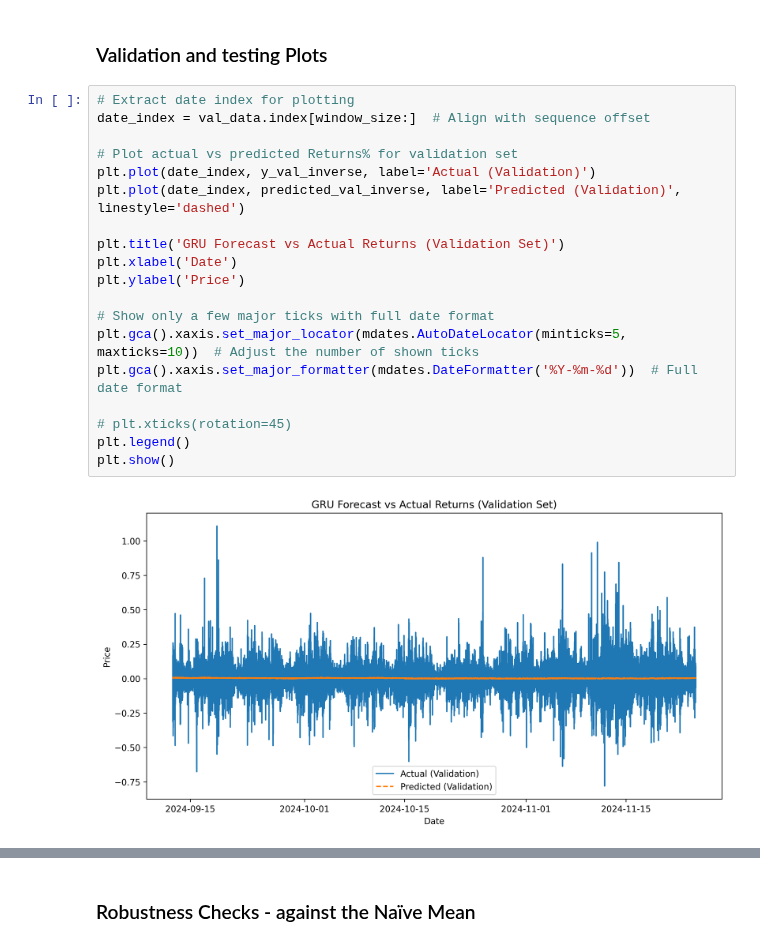
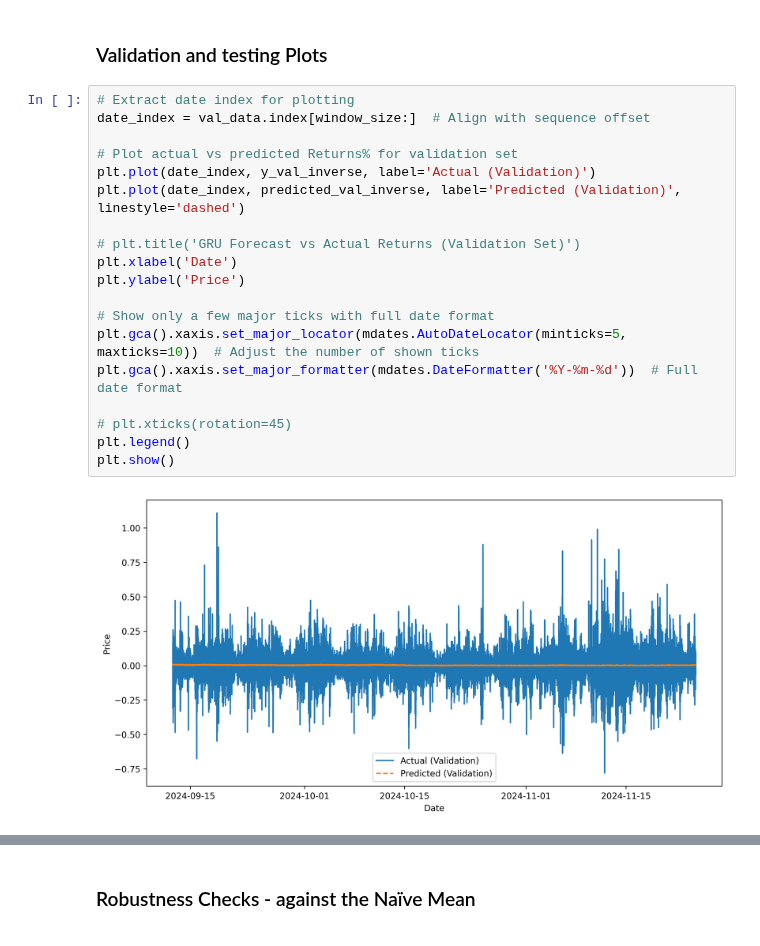
Before and after one commit to alexzheng123/EC331-project, a Jupyter notebook: EMH/Code/GRU_model_1.ipynb, the cells around one changed output, grey strips where cells are left out. Cells and saved outputs as stored; diff of their text form.

```diff
--- a/EMH/Code/GRU_model_1.ipynb
+++ b/EMH/Code/GRU_model_1.ipynb
@@ -349,24 +347,24 @@ Test RMSE: 0.0749
 # %%
 # Extract date index for plotting
 date_index = val_data.index[window_size:]  # Align with sequence offset
 
 # Plot actual vs predicted Returns% for validation set
 plt.plot(date_index, y_val_inverse, label='Actual (Validation)')
 plt.plot(date_index, predicted_val_inverse, label='Predicted (Validation)', linestyle='dashed')
 
-plt.title('GRU Forecast vs Actual Returns (Validation Set)')
+# plt.title('GRU Forecast vs Actual Returns (Validation Set)')
 plt.xlabel('Date')
 plt.ylabel('Price')
 
 # Show only a few major ticks with full date format
 plt.gca().xaxis.set_major_locator(mdates.AutoDateLocator(minticks=5, maxticks=10))  # Adjust the number of shown ticks
 plt.gca().xaxis.set_major_formatter(mdates.DateFormatter('%Y-%m-%d'))  # Full date format
 
 # plt.xticks(rotation=45)
 plt.legend()
 plt.show()
 # %% [output]
-[figure, old version]
+[figure, new version]
 # %%
 import matplotlib.dates as mdates
 
```
Also changed, not shown: parts of 3 cells of this notebook, 11 other files.
